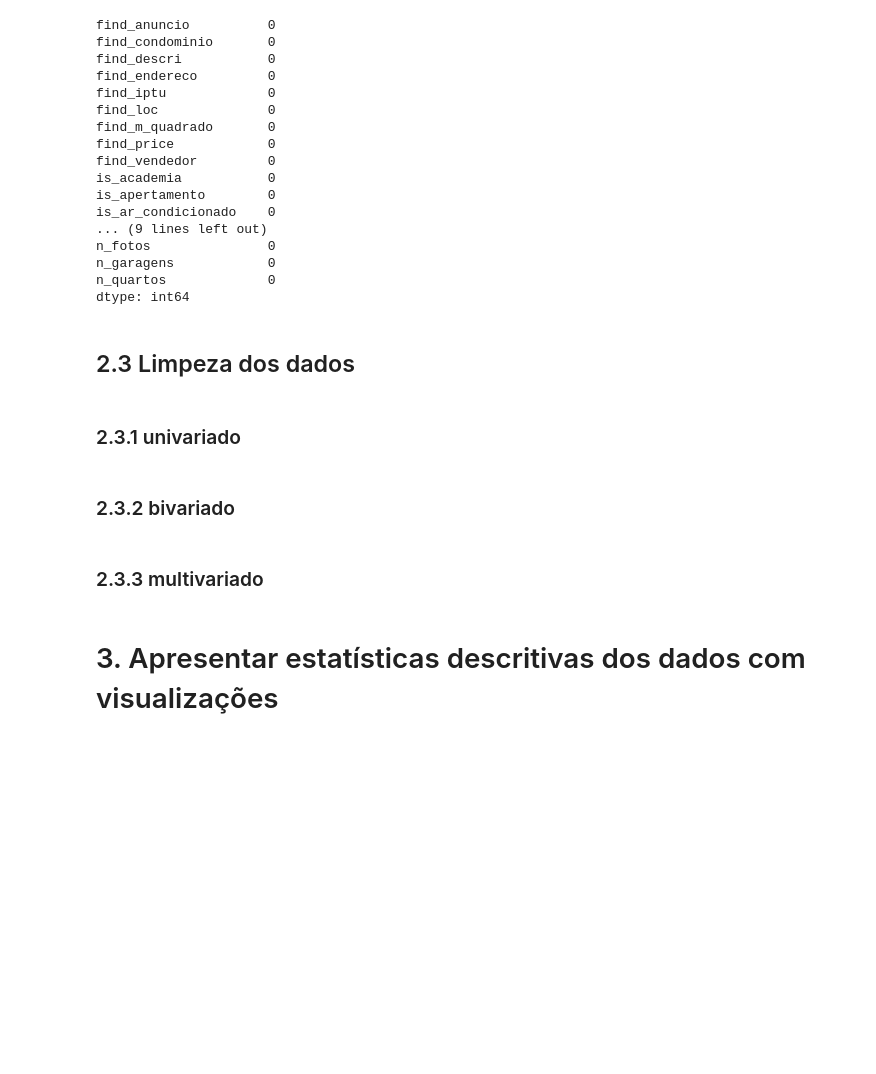
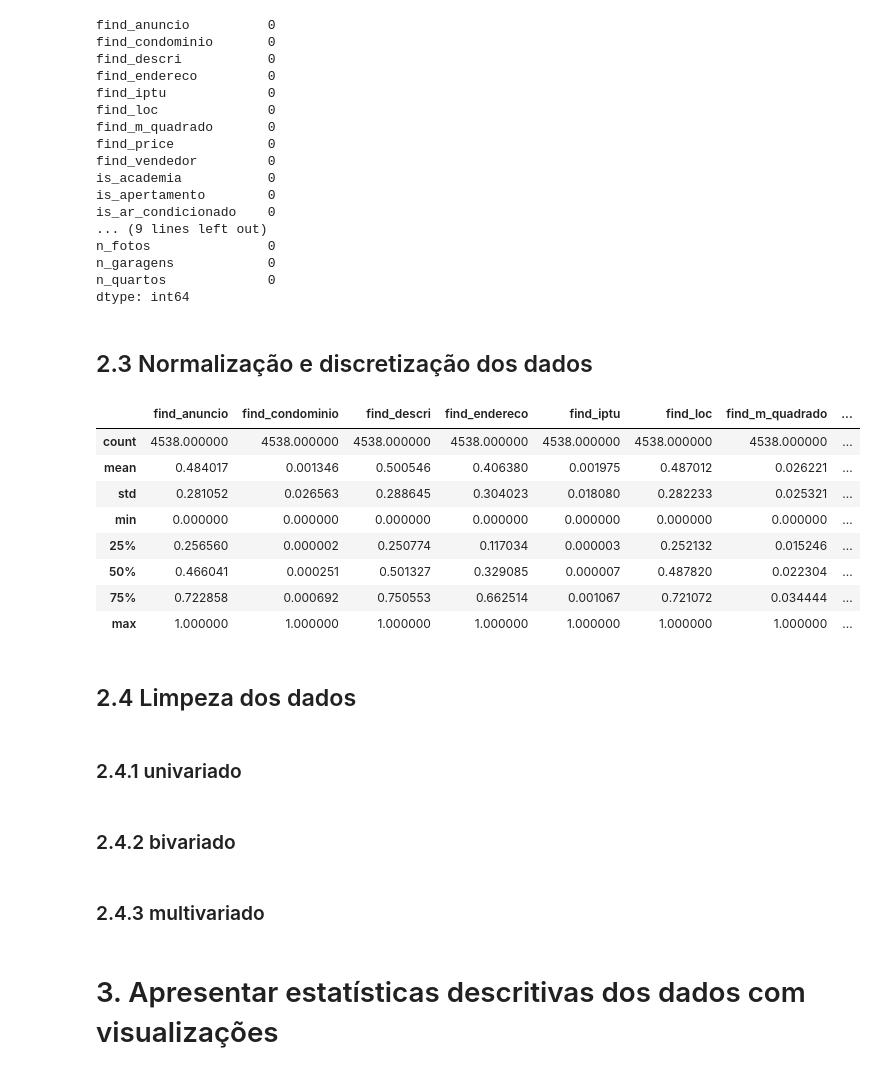
Before and after one commit to DaviMPaiva/scraping, a Jupyter notebook: notebook_analysis/data_analysis.ipynb, the cells around one changed output. Cells and saved outputs as stored; diff of their text form; code cells hidden in the pictures; blank space fills up the shorter version.

```diff
--- a/notebook_analysis/data_analysis.ipynb
+++ b/notebook_analysis/data_analysis.ipynb
@@ -270,14 +270,31 @@ n_fotos               0
 n_garagens            0
 n_quartos             0
 dtype: int64
+# %% [markdown]
+## 2.3 Normalização e discretização dos dados
+# %%
+# minmax em todo o dataframe
+df_0 = (df_0 - df_0.min()) / (df_0.max() - df_0.min())
+# %%
+df_0.describe()
+# %% [output]
+|  | find_anuncio | find_condominio | find_descri | find_endereco | find_iptu | find_loc | find_m_quadrado | ... |
+| count | 4538.000000 | 4538.000000 | 4538.000000 | 4538.000000 | 4538.000000 | 4538.000000 | 4538.000000 | ... |
+| mean | 0.484017 | 0.001346 | 0.500546 | 0.406380 | 0.001975 | 0.487012 | 0.026221 | ... |
+| std | 0.281052 | 0.026563 | 0.288645 | 0.304023 | 0.018080 | 0.282233 | 0.025321 | ... |
+| min | 0.000000 | 0.000000 | 0.000000 | 0.000000 | 0.000000 | 0.000000 | 0.000000 | ... |
+| 25% | 0.256560 | 0.000002 | 0.250774 | 0.117034 | 0.000003 | 0.252132 | 0.015246 | ... |
+| 50% | 0.466041 | 0.000251 | 0.501327 | 0.329085 | 0.000007 | 0.487820 | 0.022304 | ... |
+| 75% | 0.722858 | 0.000692 | 0.750553 | 0.662514 | 0.001067 | 0.721072 | 0.034444 | ... |
+| max | 1.000000 | 1.000000 | 1.000000 | 1.000000 | 1.000000 | 1.000000 | 1.000000 | ... |
 # %% [markdown]
-## 2.3 Limpeza dos dados
+## 2.4 Limpeza dos dados
 # %% [markdown]
-### 2.3.1 univariado
+### 2.4.1 univariado
 # %% [markdown]
-### 2.3.2 bivariado
+### 2.4.2 bivariado
 # %% [markdown]
-### 2.3.3 multivariado
+### 2.4.3 multivariado
 # %% [markdown]
 # 3. Apresentar estatísticas descritivas dos dados com visualizações
 # %% [markdown]
```
